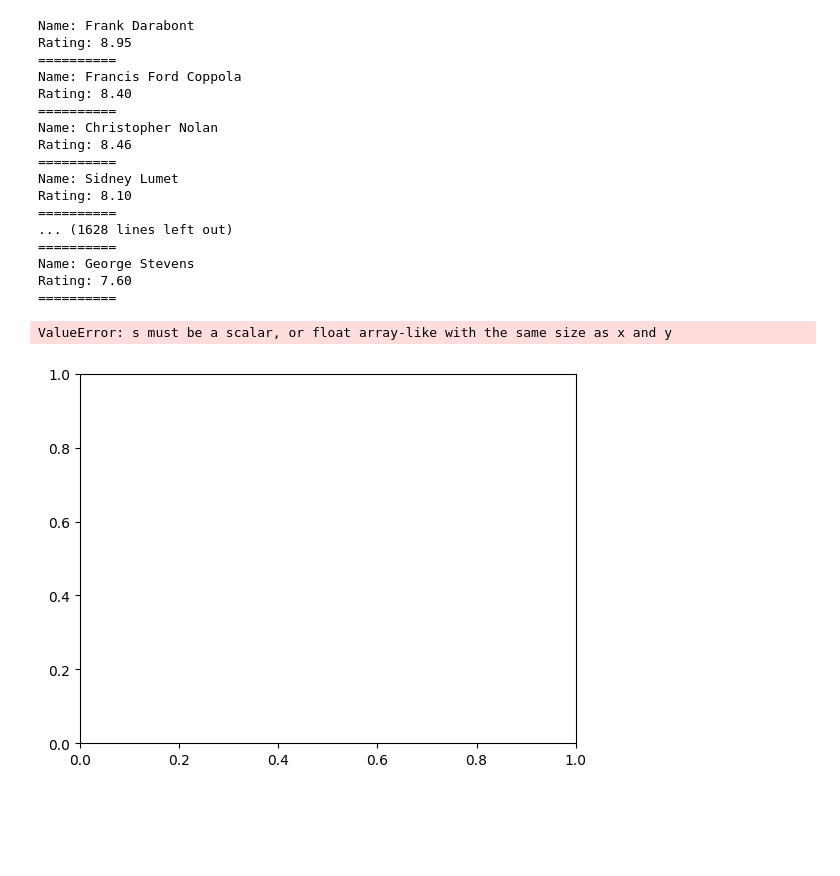
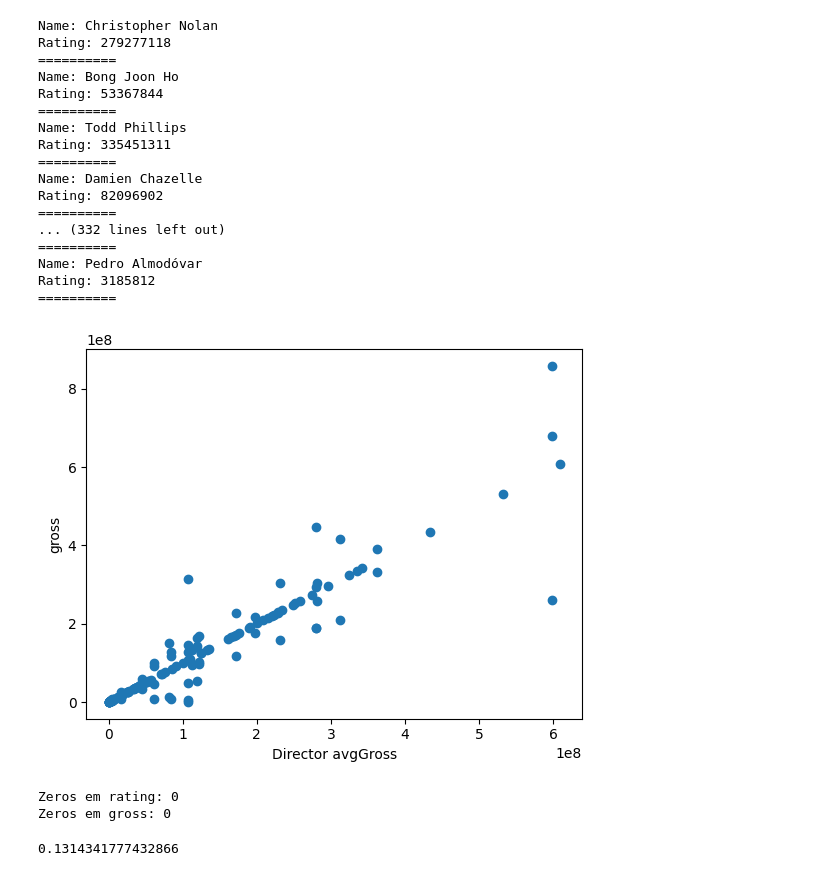
Before and after one commit to gustaleitcor/Projeto-de-Pesquisa-Aplicada, a Jupyter notebook: main.ipynb, the cells around one changed output. Drawn from its saved outputs; the diff is of its cells as text; code cells hidden in the pictures; blank space fills up the shorter version.

Commit message:
Mudança de gross-rating para gross-avggross

```diff
--- a/main.ipynb
+++ b/main.ipynb
@@ -199,6 +210,5 @@ Godfrey Tearle 0.0
 # %%
-from Diretor import Director
-
+from Director import Director
 directors = []
 directors_name = []
 
@@ -210,28 +220,28 @@ for index, row in movies.iterrows():
     for director in directors:
         if director.name == row["Director"]:
             director.movies.append(row["Series_Title"])
-            director.avgRating = ((director.avgRating*(len(director.movies)-1)) + row["IMDB_Rating"])/len(director.movies)
+            director.avgGross = ((director.avgGross*(len(director.movies)-1)) + float(row["Gross"].replace(",","")))/len(director.movies)
 
 for director in directors:
-    print(f'Name: {director.name}\nRating: {director.avgRating:.2f}')
+    print(f'Name: {director.name}\nRating: {director.avgGross:.0f}')
     print("="*10)
 # %% [output]
-Name: Frank Darabont
-Rating: 8.95
+Name: Christopher Nolan
+Rating: 279277118
 ==========
-Name: Francis Ford Coppola
-Rating: 8.40
+Name: Bong Joon Ho
+Rating: 53367844
 ==========
-Name: Christopher Nolan
-Rating: 8.46
+Name: Todd Phillips
+Rating: 335451311
 ==========
-Name: Sidney Lumet
-Rating: 8.10
+Name: Damien Chazelle
+Rating: 82096902
 ==========
-... (1628 lines left out)
+... (332 lines left out)
 ==========
-Name: George Stevens
-Rating: 7.60
+Name: Pedro Almodóvar
+Rating: 3185812
 ==========
 # %%
 directorRating = []
@@ -241,35 +251,43 @@ bilheteria = []
 for index, row in movies.iterrows():
   try:
     bilheteria.append(float(row['Gross']))
   except:
     bilheteria.append(float(row['Gross'].replace(",","")))
 
   for director in directors:
     if(row['Director'] == director.name):
-      directorRating.append(director.avgRating)
+      directorRating.append(director.avgGross)
       break
 
-plt.scatter(directorRating, bilheteria)
+plt.scatter(np.array(directorRating), np.array(bilheteria))
 
-plt.xlabel("Director rating")
+plt.xlabel("Director avgGross")
 plt.ylabel("gross")
 
 plt.show()
 
 #Verificando se há valores não numéricos ou zeros
 zerosdirector = 0
 for rating in directorRating:
   if(not rating):
     zerosdirector += 1
 
 zerosBilheteria = 0
 for bilhe in bilheteria:
   if(not bilhe):
     zerosBilheteria += 1
 
 
 print(f"Zeros em rating: {zerosdirector}")
 print(f"Zeros em gross: {zerosBilheteria}")
 # %% [output]
+[figure, new version]
-ValueError: s must be a scalar, or float array-like with the same size as x and y
+Zeros em rating: 0
+Zeros em gross: 0
-[figure, old version]
+# %%
+corr_matrix = np.corrcoef(directorRating, bilheteria)
+corr = corr_matrix[0,1]
+
+print(f"{corr}")
+# %% [output]
+0.1314341777432866
```
Also changed, not shown: parts of 6 cells of this notebook, 2 other files.
